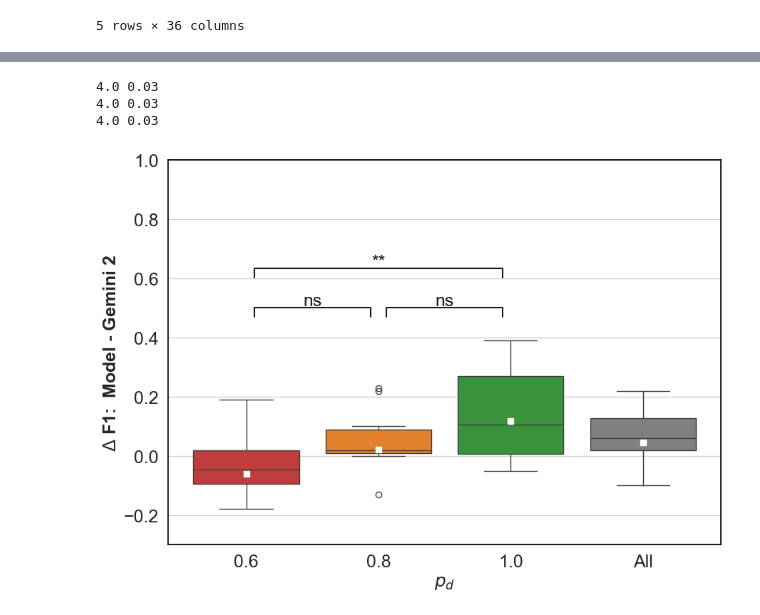
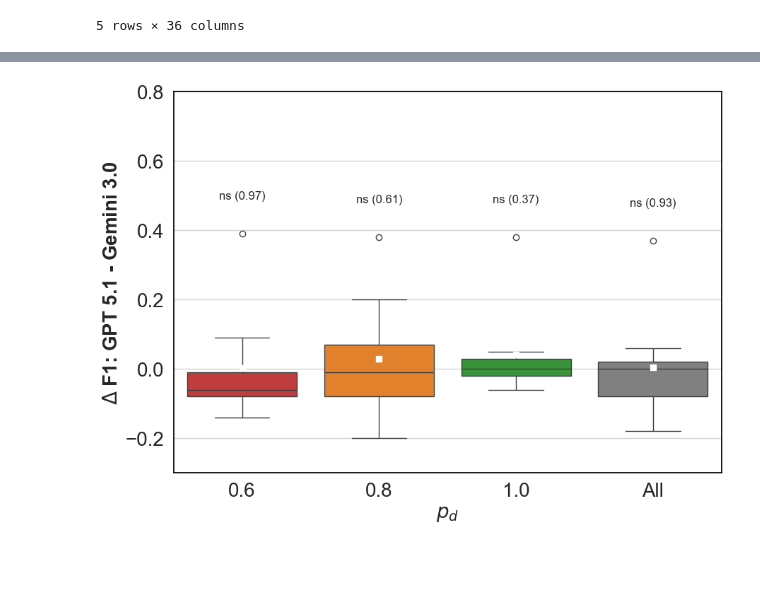
Before and after one commit to elangovana/uncertainty-paper-code, a Jupyter notebook: notebooks/gemni2_vs_3_analysis.ipynb, the cells around one changed output, grey strips where cells are left out. Cells and saved outputs as stored; diff of their text form; code cells hidden in the pictures; blank space fills up the shorter version.

Commit message:
Add 3.1 vs 2.5 Paired t-test

```diff
--- a/notebooks/gemni2_vs_3_analysis.ipynb
+++ b/notebooks/gemni2_vs_3_analysis.ipynb
@@ -58,6 +81,6 @@ pd_gpt_51.head()
 # %%
 
-def df_compare_scores(df_base_model, df_target_model ):
+def df_compare_scores( df_target_model, df_base_model ):
     df_compare_scores = pd.DataFrame()
     df_compare_scores["base_f1-score"]=df_base_model["model_f1-score"]
     df_compare_scores["base_accuracy"]=df_base_model["model_accuracy"]
@@ -70,7 +93,7 @@ def df_compare_scores(df_base_model, df_target_model ):
 
     return df_compare_scores
 
-scores_df = pd.concat([df_compare_scores(pd_gemini_2, pd_gemini_3), df_compare_scores(pd_gemini_2, pd_gpt_51)])
+scores_df = df_compare_scores(pd_gemini_2, pd_gemini_3)
 
 
 
@@ -90,11 +113,8 @@ scores_df.describe()
 # %%
 import sys
 sys.path.append("../src/medical_uncertainty")
-from combined_delta_analysis import create_combined_simple_box_plot_by_df
+from combined_delta_analysis import create_combined_paired_delta_box_plot_by_df
 
-fig = create_combined_simple_box_plot_by_df(scores_df.reset_index(),"delta_target_vs_base_model_f1-score", "F1-score delta", y_label="$\\Delta$ F1:  Model - Gemini 2")
+fig = create_combined_paired_delta_box_plot_by_df(df_compare_scores(  pd_gpt_51, pd_gemini_3).reset_index(), "target_f1-score","base_f1-score", "F1-score pairwise delta", y_label="$\\Delta$ F1: GPT 5.1 - Gemini 3.0")
 # %% [output]
-4.0 0.03
-4.0 0.03
-4.0 0.03
-[figure, old version]
+[figure, new version]
```
Also changed, not shown: parts of 10 cells of this notebook, 1 other file.
